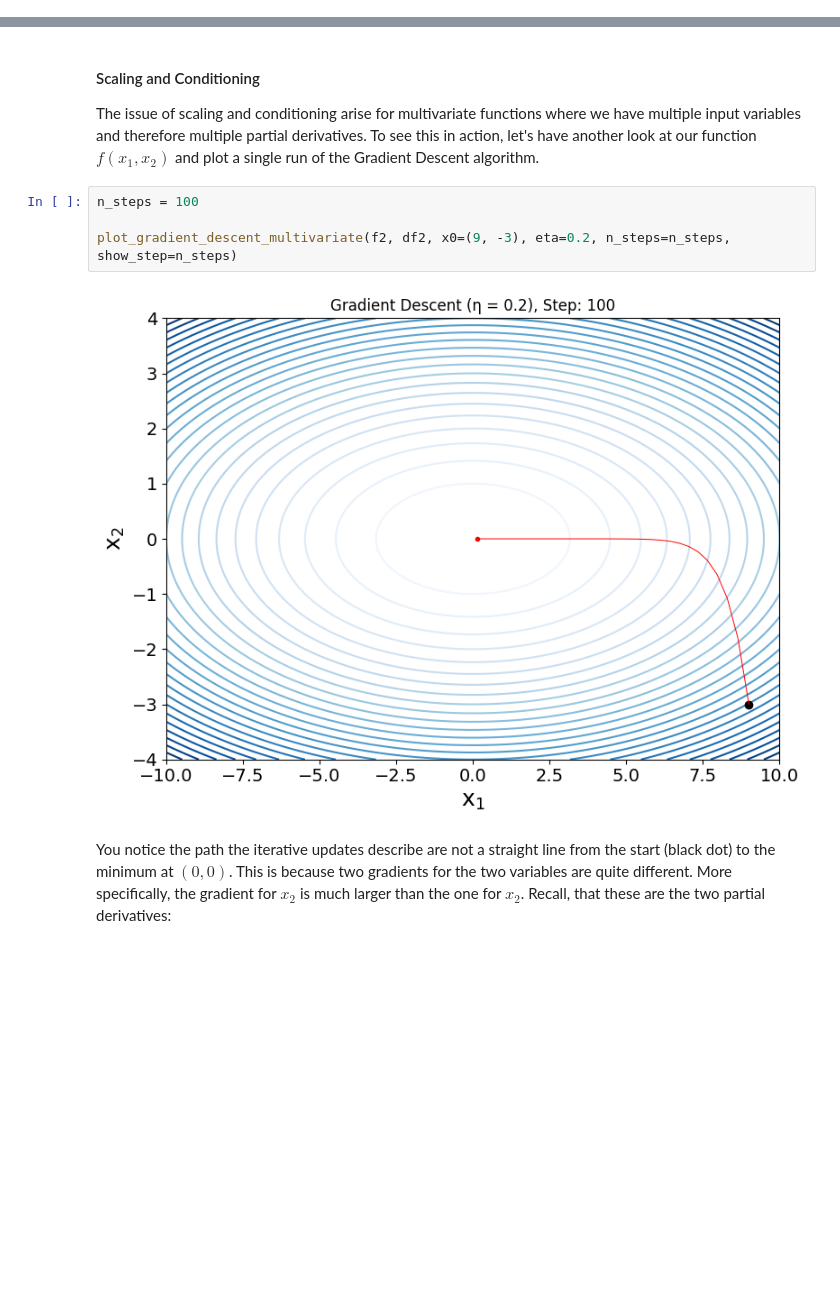
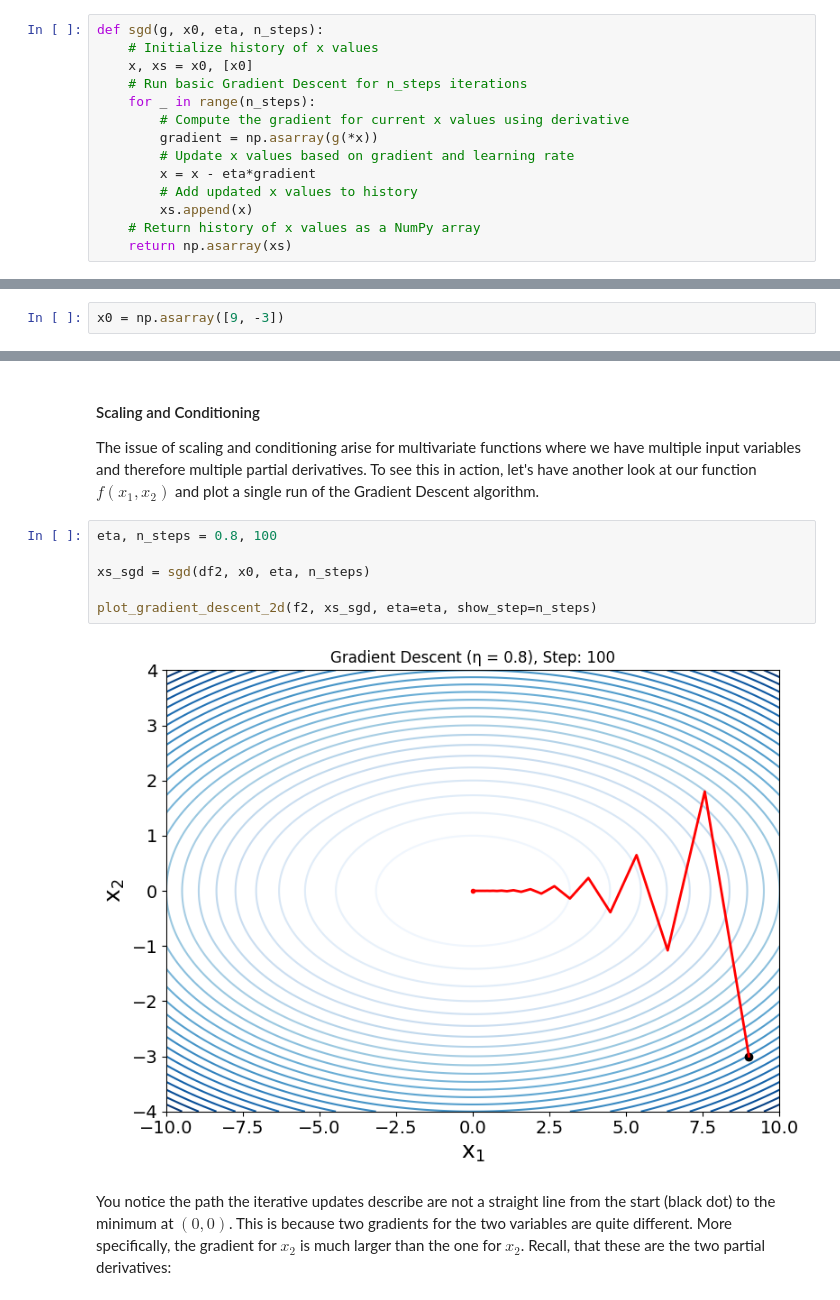
Before and after one commit to chrisvdweth/selene, a Jupyter notebook: notebooks/gradient_descent_basics.ipynb, the cells around one changed output, grey strips where cells are left out. Drawn from its saved outputs; the diff is of its cells as text; blank space fills up the shorter version.

```diff
--- a/notebooks/gradient_descent_basics.ipynb
+++ b/notebooks/gradient_descent_basics.ipynb
@@ -256,0 +266,14 @@ def df2(x1, x2):
+# %%
+def sgd(g, x0, eta, n_steps):
+    # Initialize history of x values
+    x, xs = x0, [x0]
+    # Run basic Gradient Descent for n_steps iterations
+    for _ in range(n_steps):
+        # Compute the gradient for current x values using derivative
+        gradient = np.asarray(g(*x))
+        # Update x values based on gradient and learning rate
+        x = x - eta*gradient
+        # Add updated x values to history
+        xs.append(x)
+    # Return history of x values as a NumPy array
+    return np.asarray(xs)
@@ -256,0 +282,2 @@ def df2(x1, x2):
+# %%
+x0 = np.asarray([9, -3])
@@ -343,11 +378,13 @@ In short, Gradient Descent is fundamentally local, so escaping local minima reli
 
 The issue of scaling and conditioning arise for multivariate functions where we have multiple input variables and therefore multiple partial derivatives. To see this in action, let's have another look at our function $f(x_1, x_2)$ and plot a single run of the Gradient Descent algorithm.
 # %%
-n_steps = 100
+eta, n_steps = 0.8, 100
 
-plot_gradient_descent_multivariate(f2, df2, x0=(9, -3), eta=0.2, n_steps=n_steps, show_step=n_steps)
+xs_sgd = sgd(df2, x0, eta, n_steps)
+
+plot_gradient_descent_2d(f2, xs_sgd, eta=eta, show_step=n_steps)
 # %% [output]
-[figure, old version]
+[figure, new version]
 # %% [markdown]
 You notice the path the iterative updates describe are not a straight line from the start (black dot) to the minimum at $(0, 0)$. This is because two gradients for the two variables are quite different. More specifically, the gradient for $x_2$ is much larger than the one for $x_2$. Recall, that these are the two partial derivatives:
 # %% [markdown]
```
Also changed, not shown: parts of 12 cells of this notebook.
